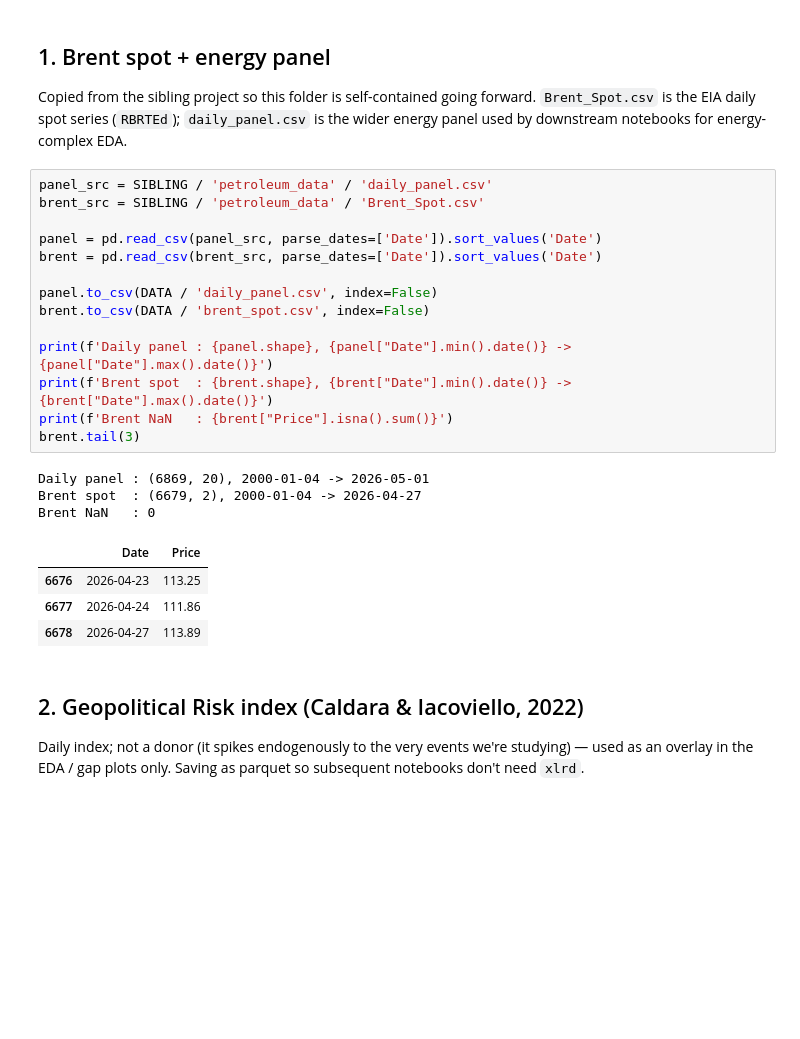
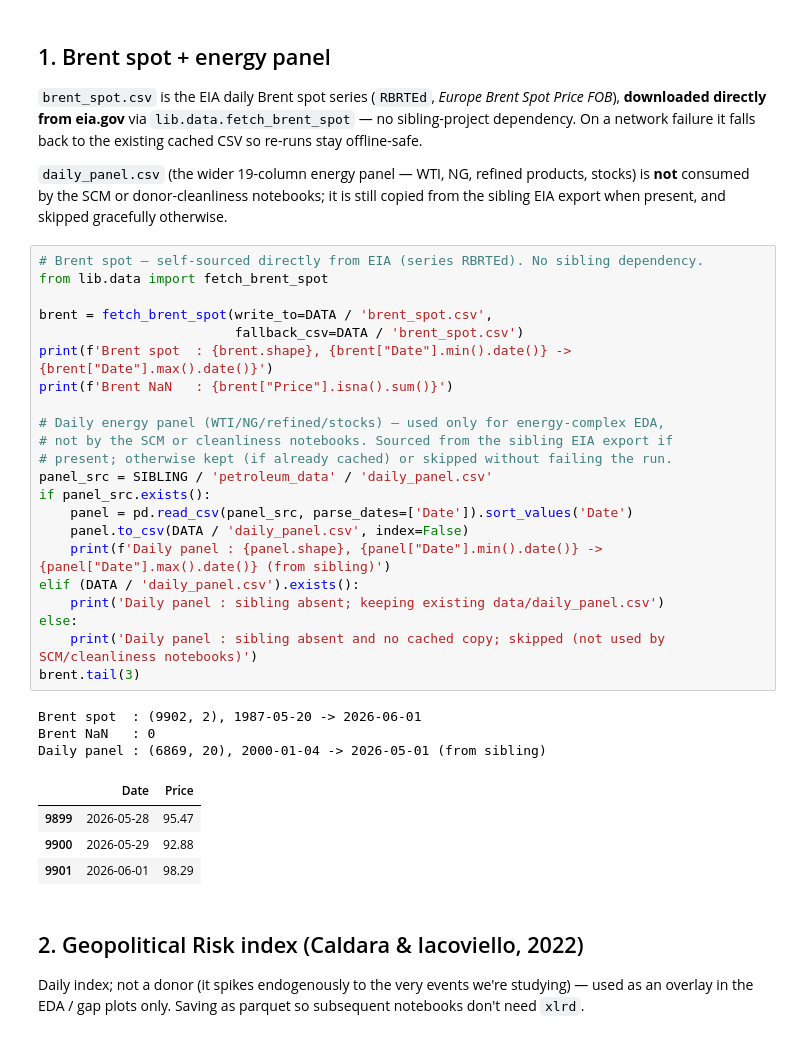
Before and after one commit to ElvisCasco/Brent_Analysis, a Jupyter notebook: notebooks/00_Data_Fetching.ipynb, the cells around one changed output. Cells and saved outputs as stored; diff of their text form; blank space fills up the shorter version.

```diff
--- a/notebooks/00_Data_Fetching.ipynb
+++ b/notebooks/00_Data_Fetching.ipynb
@@ -42,29 +48,39 @@ Sibling data  : c:\EC\BSE\DSDM\Term 3\21DM000 Master Project\Global port supply-
 # %% [markdown]
 ## 1. Brent spot + energy panel
 
-Copied from the sibling project so this folder is self-contained going forward. `Brent_Spot.csv` is the EIA daily spot series (`RBRTEd`); `daily_panel.csv` is the wider energy panel used by downstream notebooks for energy-complex EDA.
+`brent_spot.csv` is the EIA daily Brent spot series (`RBRTEd`, *Europe Brent Spot Price FOB*), **downloaded directly from eia.gov** via `lib.data.fetch_brent_spot` — no sibling-project dependency. On a network failure it falls back to the existing cached CSV so re-runs stay offline-safe.
+
+`daily_panel.csv` (the wider 19-column energy panel — WTI, NG, refined products, stocks) is **not** consumed by the SCM or donor-cleanliness notebooks; it is still copied from the sibling EIA export when present, and skipped gracefully otherwise.
 # %%
-panel_src = SIBLING / 'petroleum_data' / 'daily_panel.csv'
-brent_src = SIBLING / 'petroleum_data' / 'Brent_Spot.csv'
+# Brent spot — self-sourced directly from EIA (series RBRTEd). No sibling dependency.
+from lib.data import fetch_brent_spot
 
-panel = pd.read_csv(panel_src, parse_dates=['Date']).sort_values('Date')
-brent = pd.read_csv(brent_src, parse_dates=['Date']).sort_values('Date')
-
-panel.to_csv(DATA / 'daily_panel.csv', index=False)
-brent.to_csv(DATA / 'brent_spot.csv', index=False)
-
-print(f'Daily panel : {panel.shape}, {panel["Date"].min().date()} -> {panel["Date"].max().date()}')
+brent = fetch_brent_spot(write_to=DATA / 'brent_spot.csv',
+                         fallback_csv=DATA / 'brent_spot.csv')
 print(f'Brent spot  : {brent.shape}, {brent["Date"].min().date()} -> {brent["Date"].max().date()}')
 print(f'Brent NaN   : {brent["Price"].isna().sum()}')
+
+# Daily energy panel (WTI/NG/refined/stocks) — used only for energy-complex EDA,
+# not by the SCM or cleanliness notebooks. Sourced from the sibling EIA export if
+# present; otherwise kept (if already cached) or skipped without failing the run.
+panel_src = SIBLING / 'petroleum_data' / 'daily_panel.csv'
+if panel_src.exists():
+    panel = pd.read_csv(panel_src, parse_dates=['Date']).sort_values('Date')
+    panel.to_csv(DATA / 'daily_panel.csv', index=False)
+    print(f'Daily panel : {panel.shape}, {panel["Date"].min().date()} -> {panel["Date"].max().date()} (from sibling)')
+elif (DATA / 'daily_panel.csv').exists():
+    print('Daily panel : sibling absent; keeping existing data/daily_panel.csv')
+else:
+    print('Daily panel : sibling absent and no cached copy; skipped (not used by SCM/cleanliness notebooks)')
 brent.tail(3)
 # %% [output]
-Daily panel : (6869, 20), 2000-01-04 -> 2026-05-01
-Brent spot  : (6679, 2), 2000-01-04 -> 2026-04-27
+Brent spot  : (9902, 2), 1987-05-20 -> 2026-06-01
 Brent NaN   : 0
+Daily panel : (6869, 20), 2000-01-04 -> 2026-05-01 (from sibling)
 |  | Date | Price |
-| 6676 | 2026-04-23 | 113.25 |
-| 6677 | 2026-04-24 | 111.86 |
-| 6678 | 2026-04-27 | 113.89 |
+| 9899 | 2026-05-28 | 95.47 |
+| 9900 | 2026-05-29 | 92.88 |
+| 9901 | 2026-06-01 | 98.29 |
 # %% [markdown]
 ## 2. Geopolitical Risk index (Caldara & Iacoviello, 2022)
 
```
Also changed, not shown: parts of 7 cells of this notebook, 56 other files.
